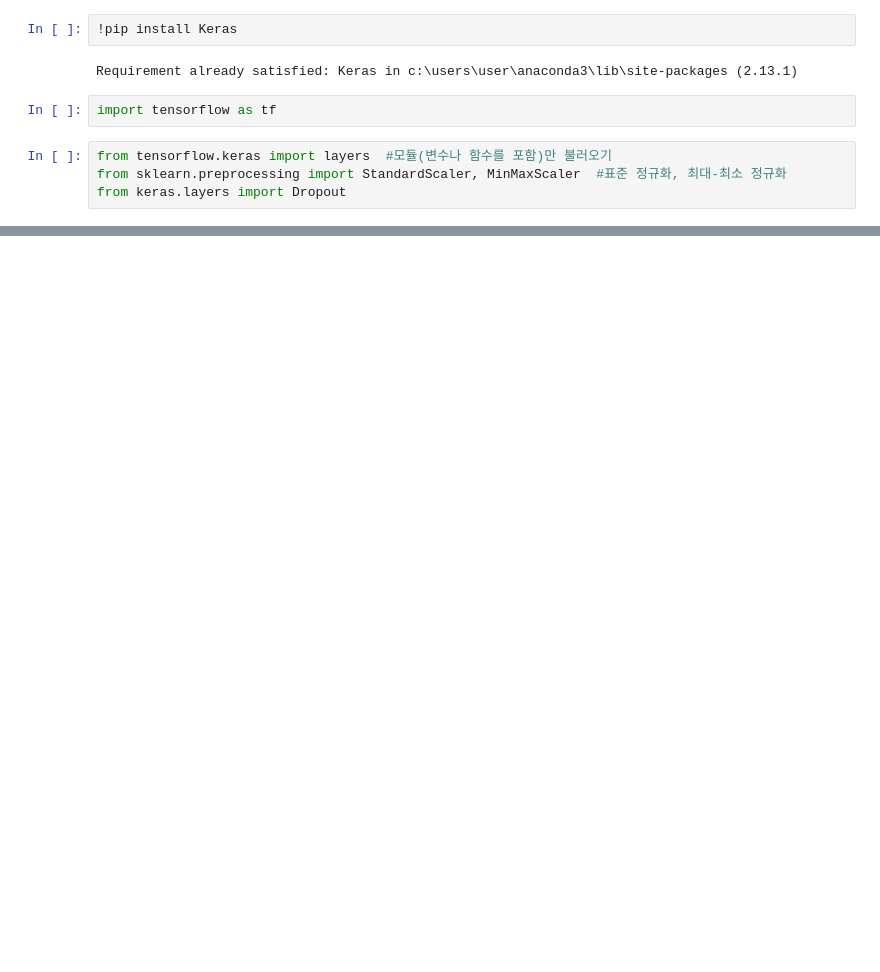
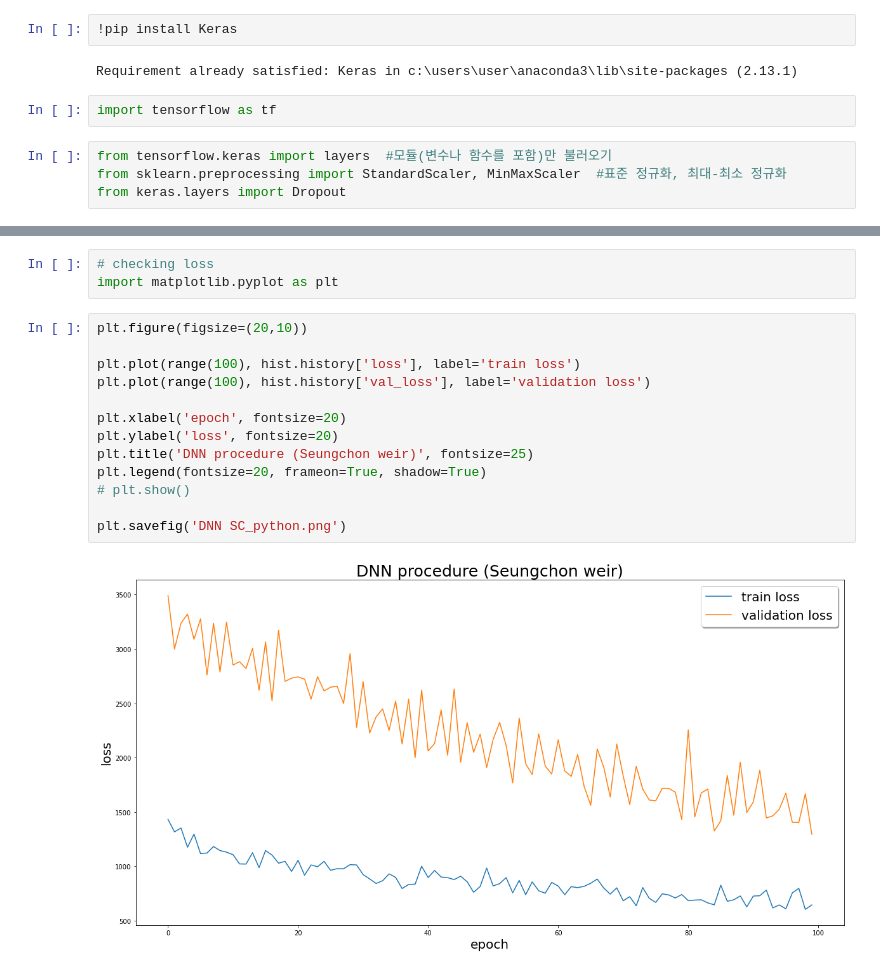
Before and after one commit to hsyliark/Envieonmental_Statistics_with_R, a Jupyter notebook: 논문데이터분석(predict Chl-a)/python code/분석 python code_Chla 예측.ipynb, the cells around one changed output, grey strips where cells are left out. Drawn from its saved outputs; the diff is of its cells as text; blank space fills up the shorter version.

```diff
--- a/논문데이터분석(predict Chl-a)/python code/분석 python code_Chla 예측.ipynb
+++ b/논문데이터분석(predict Chl-a)/python code/분석 python code_Chla 예측.ipynb
@@ -122,0 +149,18 @@ _________________________________________________________________
+# %%
+# checking loss
+import matplotlib.pyplot as plt
+# %%
+plt.figure(figsize=(20,10))
+
+plt.plot(range(100), hist.history['loss'], label='train loss')
+plt.plot(range(100), hist.history['val_loss'], label='validation loss')
+
+plt.xlabel('epoch', fontsize=20)
+plt.ylabel('loss', fontsize=20)
+plt.title('DNN procedure (Seungchon weir)', fontsize=25)
+plt.legend(fontsize=20, frameon=True, shadow=True)
+# plt.show()
+
+plt.savefig('DNN SC_python.png')
+# %% [output]
+[figure, added]
```
Also changed, not shown: parts of 40 cells of this notebook, 16 other files.
